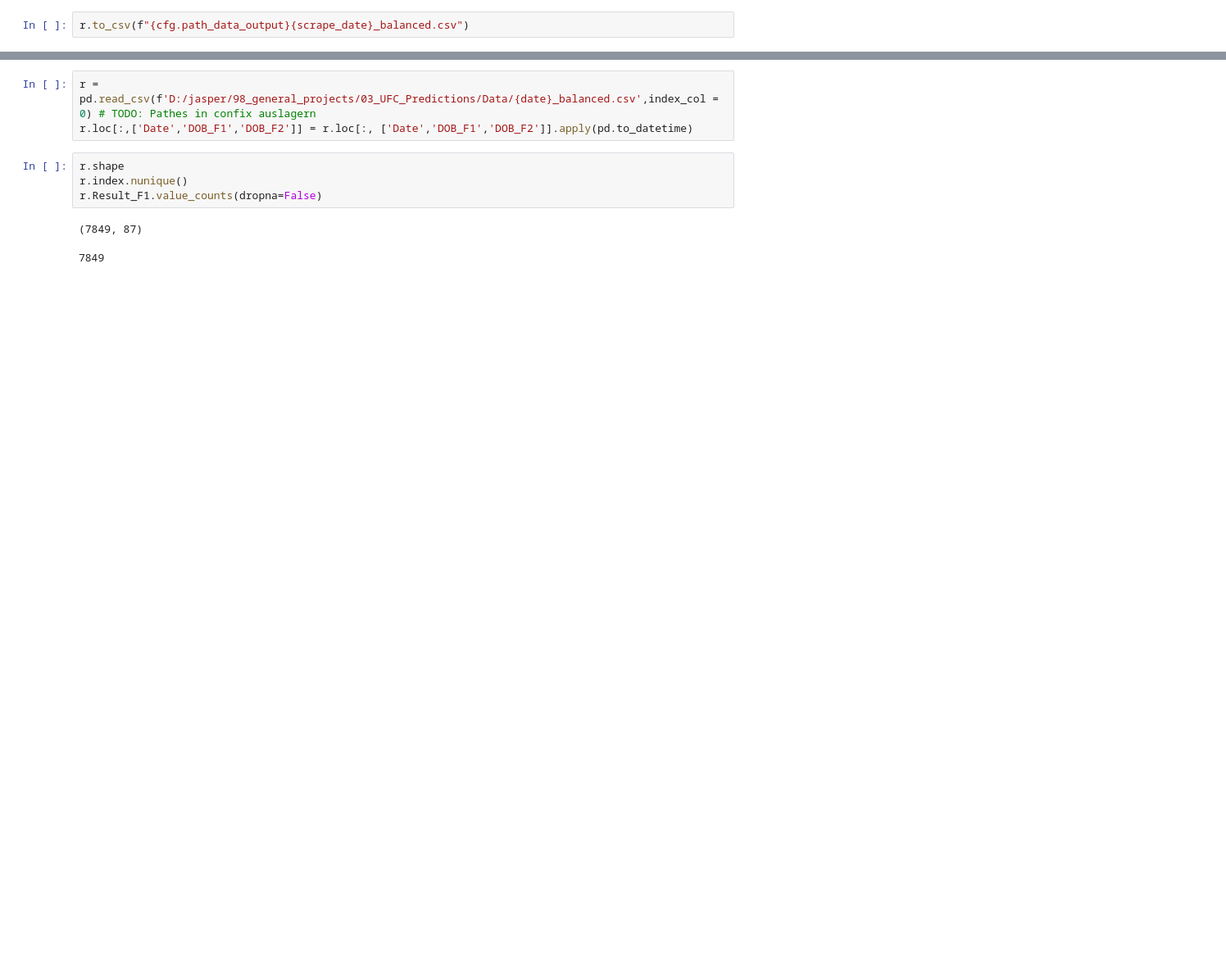
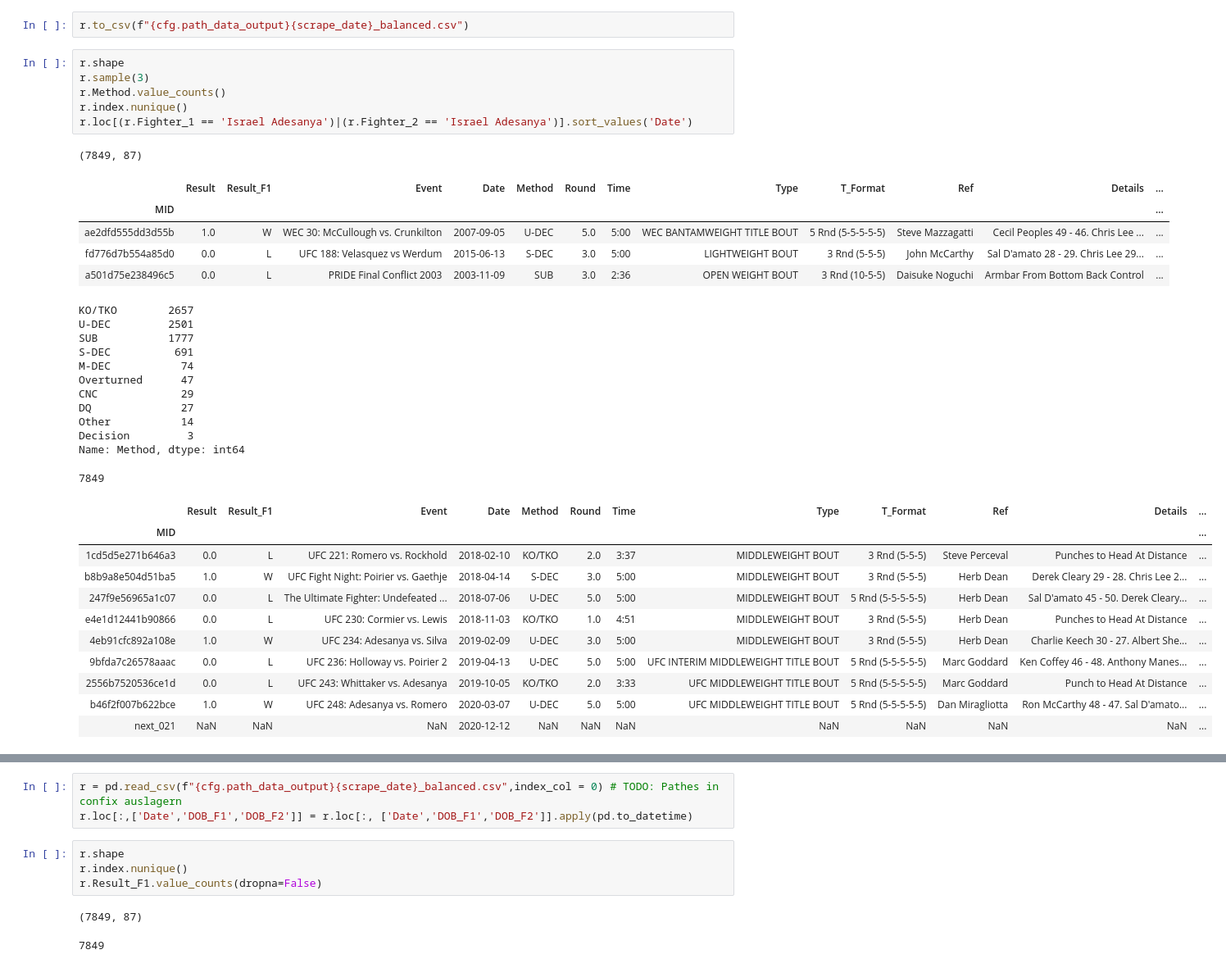
Before and after one commit to JasperLS/UFC_Fight_Predictions, a Jupyter notebook: preprocessing/ufc_preprocess.ipynb, the cells around one changed output, grey strips where cells are left out. Shown at 82% size. Saved outputs shown, nothing was run; the diff lists cells and outputs as text; blank space fills up the shorter version.

Commit message:
refactoring preprocessing + accuracy det for elo + saving pre and post fight information separatly

```diff
--- a/preprocessing/ufc_preprocess.ipynb
+++ b/preprocessing/ufc_preprocess.ipynb
@@ -213,5 +223,41 @@ r.sample()[['Result','Fighter_1','Fighter_2','FID_F1','FID_F2','DOB_F1','DOB_F2'
 # %%
 r.to_csv(f"{cfg.path_data_output}{scrape_date}_balanced.csv")
+# %%
+r.shape
+r.sample(3)
+r.Method.value_counts()
+r.index.nunique()
+r.loc[(r.Fighter_1 == 'Israel Adesanya')|(r.Fighter_2 == 'Israel Adesanya')].sort_values('Date')
+# %% [output]
+(7849, 87)
+|  | Result | Result_F1 | Event | Date | Method | Round | Time | Type | T_Format | Ref | Details | ... |
+| MID |  |  |  |  |  |  |  |  |  |  |  | ... |
+| ae2dfd555dd3d55b | 1.0 | W | WEC 30: McCullough vs. Crunkilton | 2007-09-05 | U-DEC | 5.0 | 5:00 | WEC BANTAMWEIGHT TITLE BOUT | 5 Rnd (5-5-5-5-5) | Steve Mazzagatti | Cecil Peoples 49 - 46. Chris Lee ... | ... |
+| fd776d7b554a85d0 | 0.0 | L | UFC 188: Velasquez vs Werdum | 2015-06-13 | S-DEC | 3.0 | 5:00 | LIGHTWEIGHT BOUT | 3 Rnd (5-5-5) | John McCarthy | Sal D'amato 28 - 29. Chris Lee 29... | ... |
+| a501d75e238496c5 | 0.0 | L | PRIDE Final Conflict 2003 | 2003-11-09 | SUB | 3.0 | 2:36 | OPEN WEIGHT BOUT | 3 Rnd (10-5-5) | Daisuke Noguchi | Armbar From Bottom Back Control | ... |
+KO/TKO        2657
+U-DEC         2501
+SUB           1777
+S-DEC          691
+M-DEC           74
+Overturned      47
+CNC             29
+DQ              27
+Other           14
+Decision         3
+Name: Method, dtype: int64
+7849
+|  | Result | Result_F1 | Event | Date | Method | Round | Time | Type | T_Format | Ref | Details | ... |
+| MID |  |  |  |  |  |  |  |  |  |  |  | ... |
+| 1cd5d5e271b646a3 | 0.0 | L | UFC 221: Romero vs. Rockhold | 2018-02-10 | KO/TKO | 2.0 | 3:37 | MIDDLEWEIGHT BOUT | 3 Rnd (5-5-5) | Steve Perceval | Punches to Head At Distance | ... |
+| b8b9a8e504d51ba5 | 1.0 | W | UFC Fight Night: Poirier vs. Gaethje | 2018-04-14 | S-DEC | 3.0 | 5:00 | MIDDLEWEIGHT BOUT | 3 Rnd (5-5-5) | Herb Dean | Derek Cleary 29 - 28. Chris Lee 2... | ... |
+| 247f9e56965a1c07 | 0.0 | L | The Ultimate Fighter: Undefeated ... | 2018-07-06 | U-DEC | 5.0 | 5:00 | MIDDLEWEIGHT BOUT | 5 Rnd (5-5-5-5-5) | Herb Dean | Sal D'amato 45 - 50. Derek Cleary... | ... |
+| e4e1d12441b90866 | 0.0 | L | UFC 230: Cormier vs. Lewis | 2018-11-03 | KO/TKO | 1.0 | 4:51 | MIDDLEWEIGHT BOUT | 3 Rnd (5-5-5) | Herb Dean | Punches to Head At Distance | ... |
+| 4eb91cfc892a108e | 1.0 | W | UFC 234: Adesanya vs. Silva | 2019-02-09 | U-DEC | 3.0 | 5:00 | MIDDLEWEIGHT BOUT | 3 Rnd (5-5-5) | Herb Dean | Charlie Keech 30 - 27. Albert She... | ... |
+| 9bfda7c26578aaac | 0.0 | L | UFC 236: Holloway vs. Poirier 2 | 2019-04-13 | U-DEC | 5.0 | 5:00 | UFC INTERIM MIDDLEWEIGHT TITLE BOUT | 5 Rnd (5-5-5-5-5) | Marc Goddard | Ken Coffey 46 - 48. Anthony Manes... | ... |
+| 2556b7520536ce1d | 0.0 | L | UFC 243: Whittaker vs. Adesanya | 2019-10-05 | KO/TKO | 2.0 | 3:33 | UFC MIDDLEWEIGHT TITLE BOUT | 5 Rnd (5-5-5-5-5) | Marc Goddard | Punch to Head At Distance | ... |
+| b46f2f007b622bce | 1.0 | W | UFC 248: Adesanya vs. Romero | 2020-03-07 | U-DEC | 5.0 | 5:00 | UFC MIDDLEWEIGHT TITLE BOUT | 5 Rnd (5-5-5-5-5) | Dan Miragliotta | Ron McCarthy 48 - 47. Sal D'amato... | ... |
+| next_021 | NaN | NaN | NaN | 2020-12-12 | NaN | NaN | NaN | NaN | NaN | NaN | NaN | ... |
 # %% [markdown]
 ###  Start from Balanced - Feature Engineering:
 - ~~Average Fight Time (Event Level)~~
@@ -232,7 +278,7 @@ r.to_csv(f"{cfg.path_data_output}{scrape_date}_balanced.csv")
 - Multiple encounters between same fighters
 - Kellys Criterium for Betting Amount Optimization
 # %%
-r = pd.read_csv(f'D:/jasper/98_general_projects/03_UFC_Predictions/Data/{date}_balanced.csv',index_col = 0) # TODO: Pathes in confix auslagern
+r = pd.read_csv(f"{cfg.path_data_output}{scrape_date}_balanced.csv",index_col = 0) # TODO: Pathes in confix auslagern
 r.loc[:,['Date','DOB_F1','DOB_F2']] = r.loc[:, ['Date','DOB_F1','DOB_F2']].apply(pd.to_datetime)
 # %%
 r.shape
```
Also changed, not shown: parts of 30 cells of this notebook.
